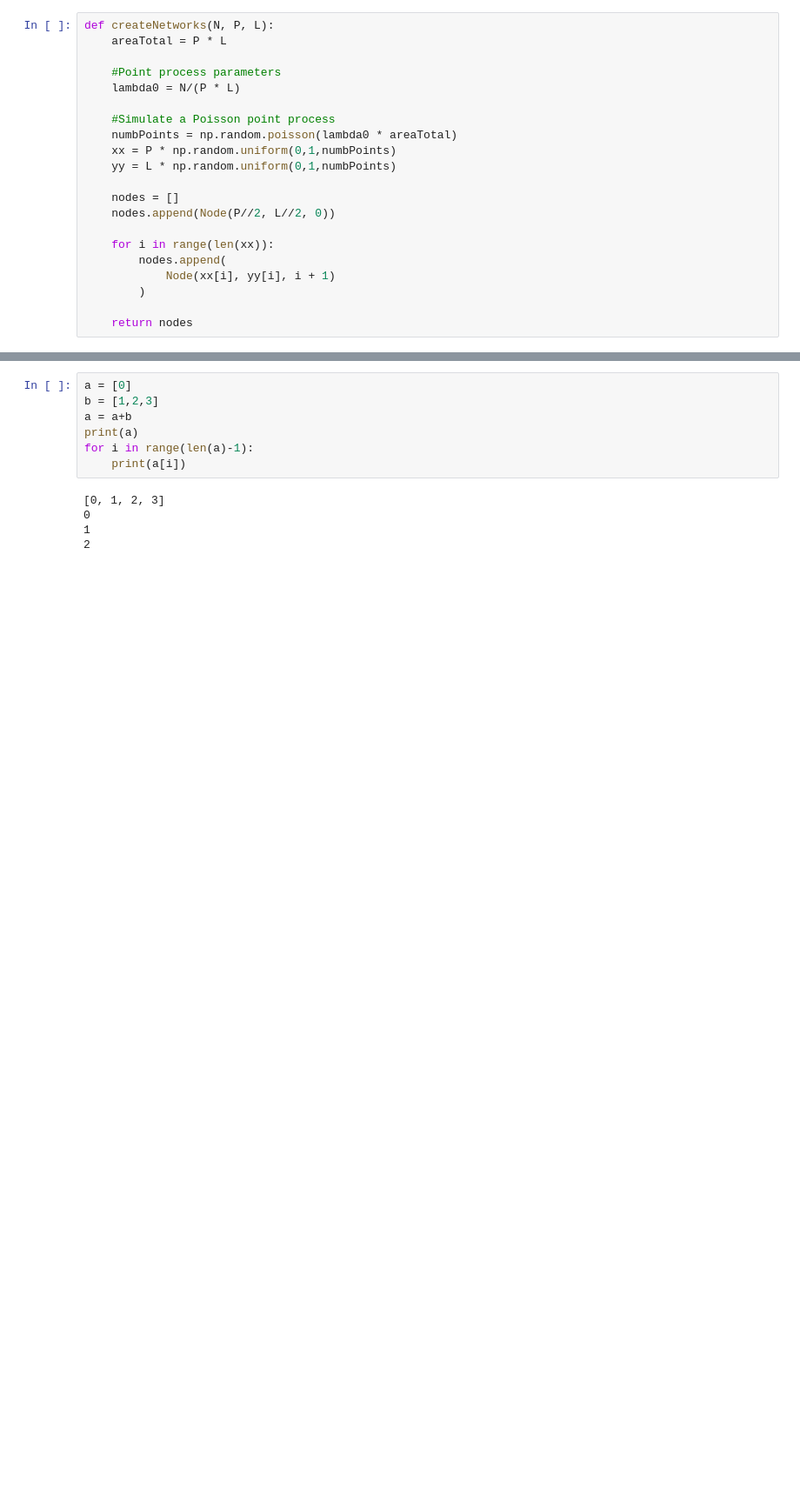
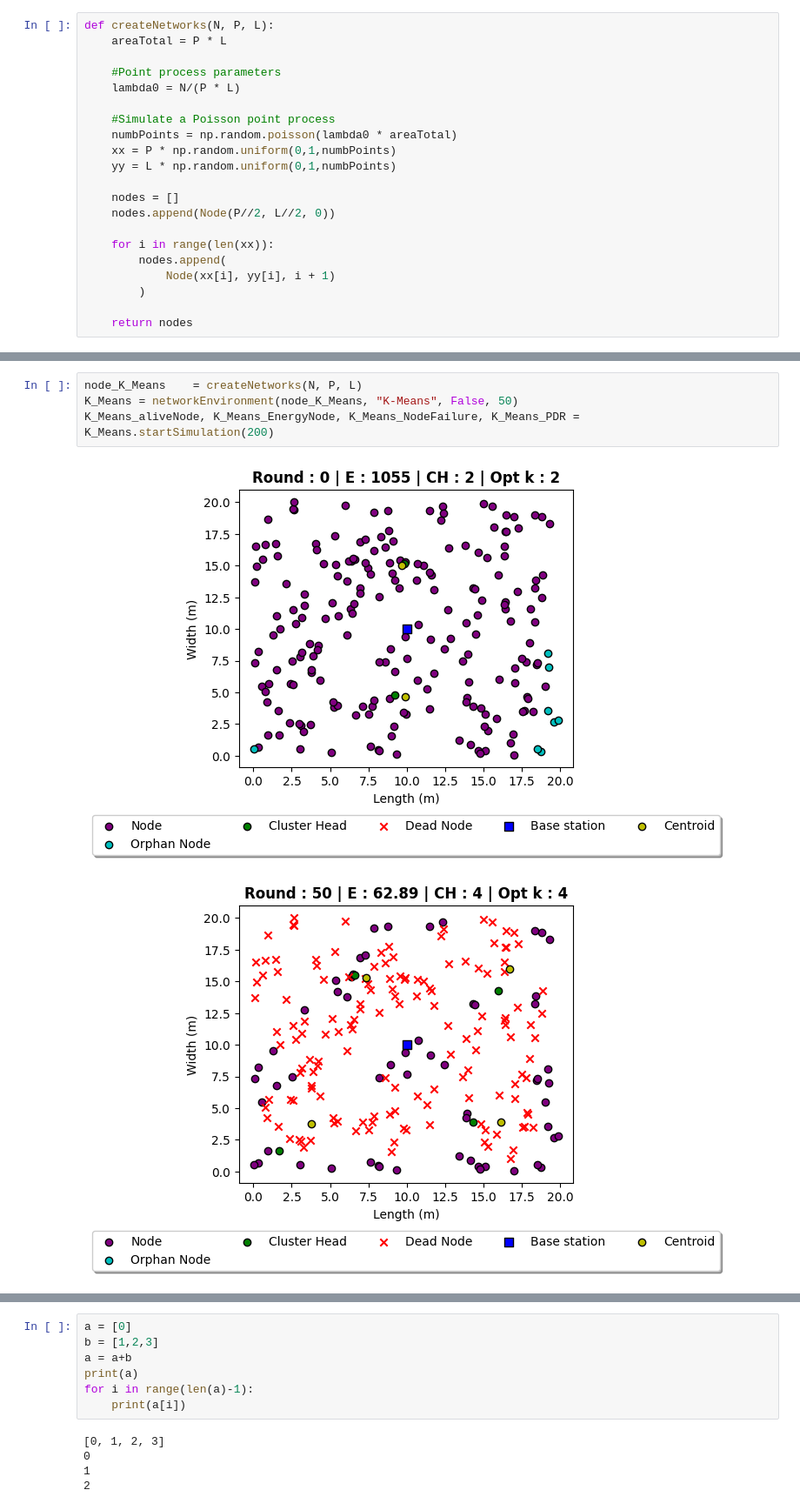
Before and after one commit to BiggusMaximus/Multi-Hop-Q-Learning-LEACH, a Jupyter notebook: code/architecture_v3.ipynb, the cells around one changed output, grey strips where cells are left out. Shown at 87% size. Cells and saved outputs as stored; diff of their text form; blank space fills up the shorter version.

```diff
--- a/code/architecture_v3.ipynb
+++ b/code/architecture_v3.ipynb
@@ -664,0 +799,7 @@ PATH : [25, 1, 0] | node.energy : 0.24167226847603873
+# %%
+node_K_Means    = createNetworks(N, P, L)
+K_Means = networkEnvironment(node_K_Means, "K-Means", False, 50)
+K_Means_aliveNode, K_Means_EnergyNode, K_Means_NodeFailure, K_Means_PDR = K_Means.startSimulation(200)
+# %% [output]
+[figure, added]
+[figure, added]
```
Also changed, not shown: parts of 13 cells of this notebook, 5 other files.
